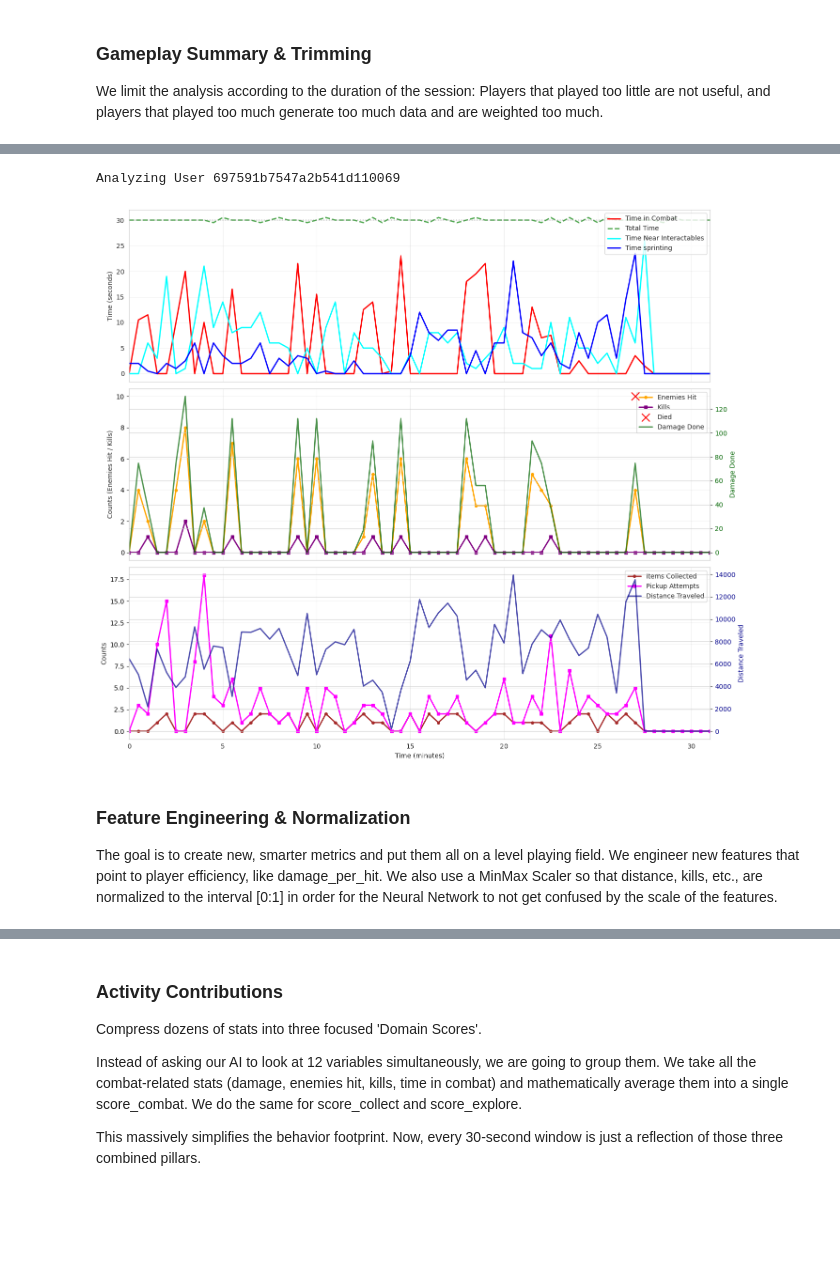
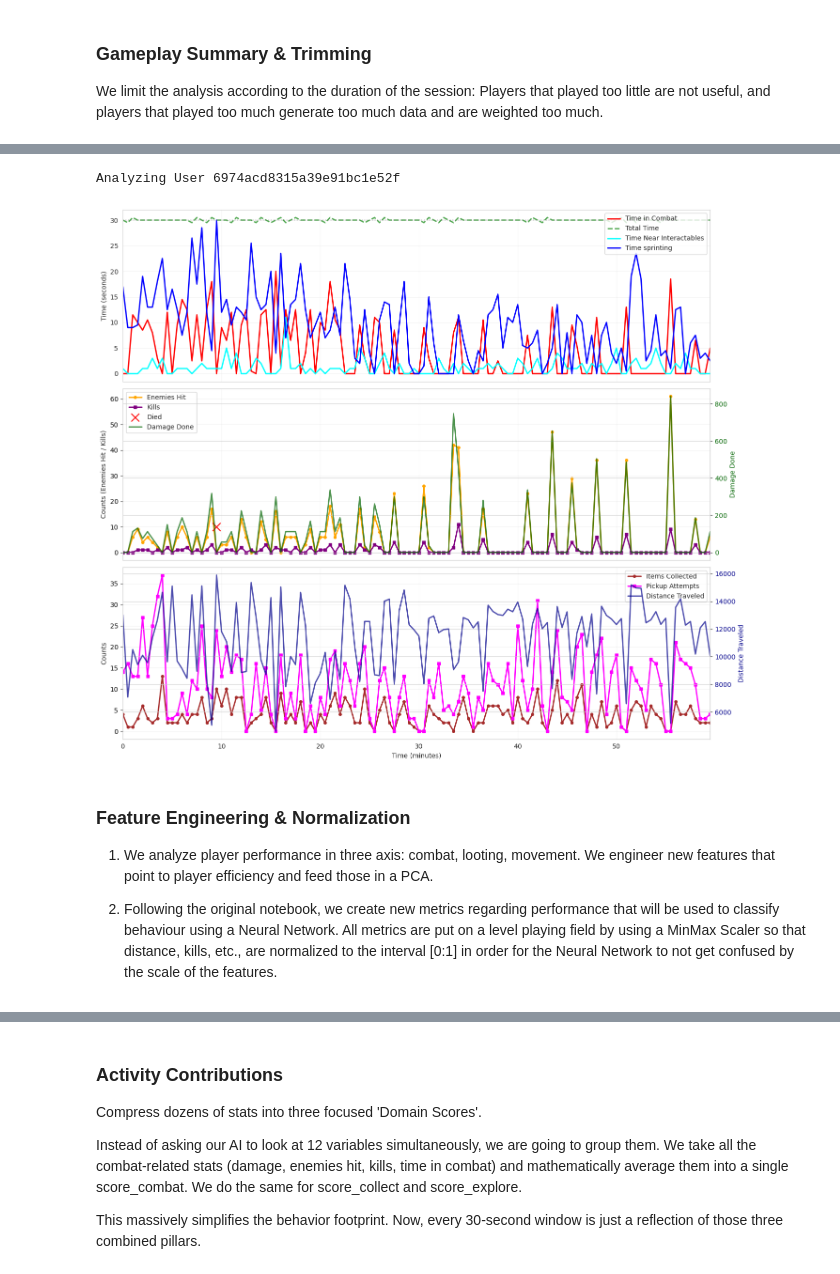
Before and after one commit to santimda/AURA_players-analysis, a Jupyter notebook: analysis.ipynb, the cells around one changed output, grey strips where cells are left out. Cells and saved outputs as stored; diff of their text form; code cells hidden in the pictures; blank space fills up the shorter version.

```diff
--- a/analysis.ipynb
+++ b/analysis.ipynb
@@ -112,0 +134,22 @@ df_telemetry.head(10)
+# %%
+# We proceed to filter the users with more than 40% of bad data
+threshold = 0.1
+delta_t_tolerance = 1.0 # give a margin of 1 s just not to filter small differences
+
+invalid_mask = (df_telemetry['total_time'] - timestep).abs() > 1.0
+user_quality = (
+    df_telemetry.assign(invalid=invalid_mask)
+      .groupby('userId')['invalid']
+      .mean()
+)
+
+invalid_users = user_quality[user_quality > threshold].index
+unique_users = df_telemetry['userId'].nunique()
+print(f"Total users: {unique_users}")
+print(f"Users flagged: {len(invalid_users)}")
+
+# Remove the bad user(s)
+df_telemetry_clean = df_telemetry[~df_telemetry['userId'].isin(invalid_users)].copy()
+
+# Show the first few rows
+df_telemetry_clean.head(10)
@@ -115,14 +173,18 @@ df_telemetry.head(10)
 # to the corresponding 30-second window of the telemetry file.
 
 print("Mapping consecutive deaths...")
+
+# Initialize a column to count deaths in each telemetry window
+df_telemetry_clean['death_count'] = 0
+
 count_mapped = 0
-telemetry_grouped = df_telemetry.groupby('userId')
+telemetry_grouped = df_telemetry_clean.groupby('userId')
 
 # Contextual Mapping Loop
 for user_id, user_deaths in df_deaths.groupby('userId'):
     if user_id in telemetry_grouped.groups:
         user_tele_indices = telemetry_grouped.groups[user_id]
-        user_tele_times = df_telemetry.loc[user_tele_indices, 'timestamp'].values
+        user_tele_times = df_telemetry_clean.loc[user_tele_indices, 'timestamp'].values
 
         for death_time in user_deaths['timestamp']:
             if pd.isna(death_time): continue
@@ -133,15 +195,10 @@ for user_id, user_deaths in df_deaths.groupby('userId'):
 
             if len(matched) > 0:
                 match_idx = user_tele_indices[matched[0]]
-                df_telemetry.at[match_idx, 'death_count'] += 1
+                df_telemetry_clean.at[match_idx, 'death_count'] += 1
                 count_mapped += 1
 
 print(f"Successfully mapped {count_mapped} death events to telemetry windows.")
-df = df_telemetry.copy()
-# Note: this mapping can be done differently to keep the time order, but I will keep it like this
-# to follow the original structure of the notebook.
-# Also, it might be optimal to use t0 = user_tele['timestamp'].iloc[0], and then
-# idx = int(round((death_time - t0) / 30)), exploiting the fact that the telemetry is sampled every
-# 30 seconds and that the data has already been ordered.
+df = df_telemetry_clean.copy()
 # %% [output]
 Mapping consecutive deaths...
@@ -226,7 +270,7 @@ Trimmed dataset down to 3579 discrete evaluation windows.
 
 # Select a specific user
 unique_users = df['userId'].unique()
-user_id = unique_users[10]
+user_id = unique_users[1]
 user_data = df[df['userId'] == user_id].copy()
 print(f"Analyzing User {user_id}")
 
@@ -305,36 +349,38 @@ ax3.plot(user_data['time_minutes'], user_data['itemsCollected'],
 ax3.plot(user_data['time_minutes'], user_data['pickupAttempts'],
          label='Pickup Attempts', linewidth=2, color='magenta', marker='s', markersize=4)
 
 ax3.set_xlabel('Time (minutes)')
 ax3.set_ylabel('Counts')
 ax3.tick_params(axis='y', labelcolor='black')
 ax3.grid(True, alpha=0.3)
 
 # Create secondary y-axis for distanceTraveled
 ax3_distance = ax3.twinx()
 ax3_distance.plot(user_data['time_minutes'], user_data['distanceTraveled'],
                   label='Distance Traveled', linewidth=2, color='darkblue', linestyle='-', alpha=0.7)
 ax3_distance.set_ylabel('Distance Traveled', color='darkblue')
 ax3_distance.tick_params(axis='y', labelcolor='darkblue')
 
 # Combine legends
 lines1, labels1 = ax3.get_legend_handles_labels()
 lines2, labels2 = ax3_distance.get_legend_handles_labels()
 ax3.legend(lines1 + lines2, labels1 + labels2, loc='best')
 
 # ============================================
 # Format x-axis
 # ============================================
 ax3.set_xlabel('Time (minutes)')
 ax3.set_xlim(user_data['time_minutes'].min(), user_data['time_minutes'].max())
 
 plt.tight_layout()
 plt.savefig(os.path.join(VIZ_DIR, 'example_user_behaviour.png'))
 plt.show()
 # %% [output]
-Analyzing User 697591b7547a2b541d110069
+Analyzing User 6974acd8315a39e91bc1e52f
-[figure, old version]
+[figure, new version]
 # %% [markdown]
 ### Feature Engineering & Normalization
-The goal is to create new, smarter metrics and put them all on a level playing field.
-We engineer new features that point to player efficiency, like damage_per_hit. We also use a MinMax Scaler so that distance, kills, etc., are normalized to the interval [0:1] in order for the Neural Network to not get confused by the scale of the features.
+
+1. We analyze player performance in three axis: combat, looting, movement. We engineer new features that point to player efficiency and feed those in a PCA.
+
+2. Following the original notebook, we create new metrics regarding performance that will be used to classify behaviour using a Neural Network. All metrics are put on a level playing field by using a MinMax Scaler so that distance, kills, etc., are normalized to the interval [0:1] in order for the Neural Network to not get confused by the scale of the features.
```
Also changed, not shown: parts of 26 cells of this notebook.
